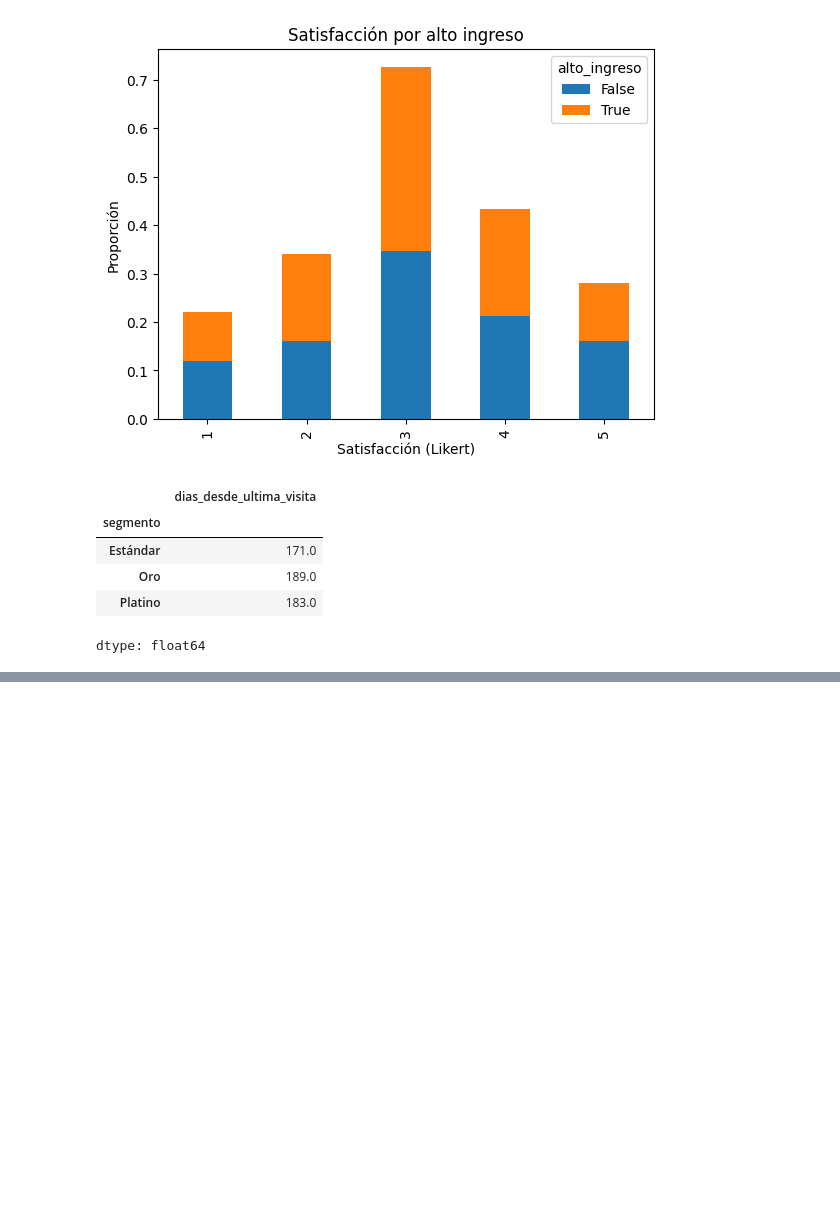
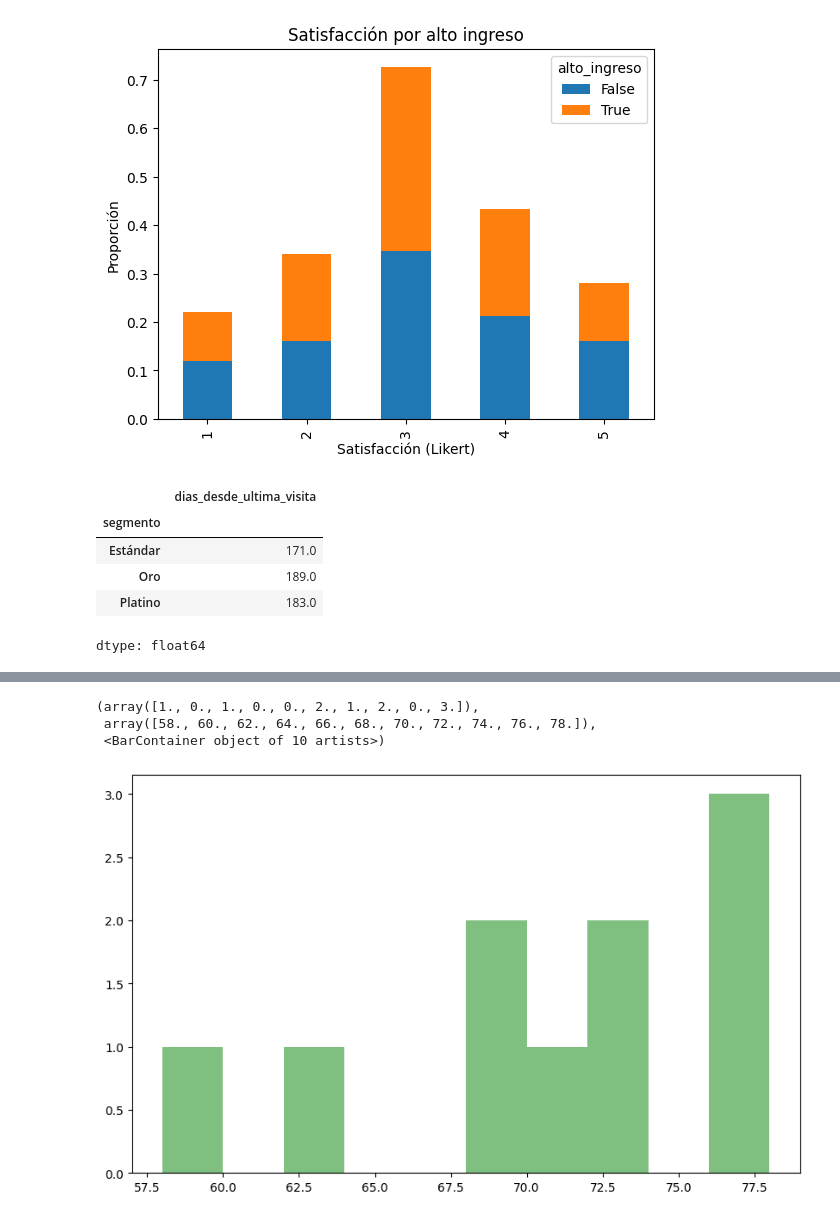
Before and after one commit to JoseLLoredoHdz/mineria, a Jupyter notebook: MineriaDeDatos2.ipynb, the cells around one changed output, grey strips where cells are left out. Cells and saved outputs as stored; diff of their text form; code cells hidden in the pictures; blank space fills up the shorter version.

```diff
--- a/MineriaDeDatos2.ipynb
+++ b/MineriaDeDatos2.ipynb
@@ -460,0 +565,4 @@ dtype: float64
+# %%
+# promedio estudiantes que consumen cafe
+calificaciones_cafe = df_students[df_students['Grupo'] == 'Café']['Calificaciones']
+calificaciones_cafe
@@ -460,0 +595,8 @@ dtype: float64
+# %%
+plt.figure(figsize=(10, 6))
+plt.hist(calificaciones_cafe, bins=10, alpha=0.5, label='Café', color='green')
+# %% [output]
+(array([1., 0., 1., 0., 0., 2., 1., 2., 0., 3.]),
+ array([58., 60., 62., 64., 66., 68., 70., 72., 74., 76., 78.]),
+ <BarContainer object of 10 artists>)
+[figure, added]
```
Also changed, not shown: parts of 8 cells of this notebook.
